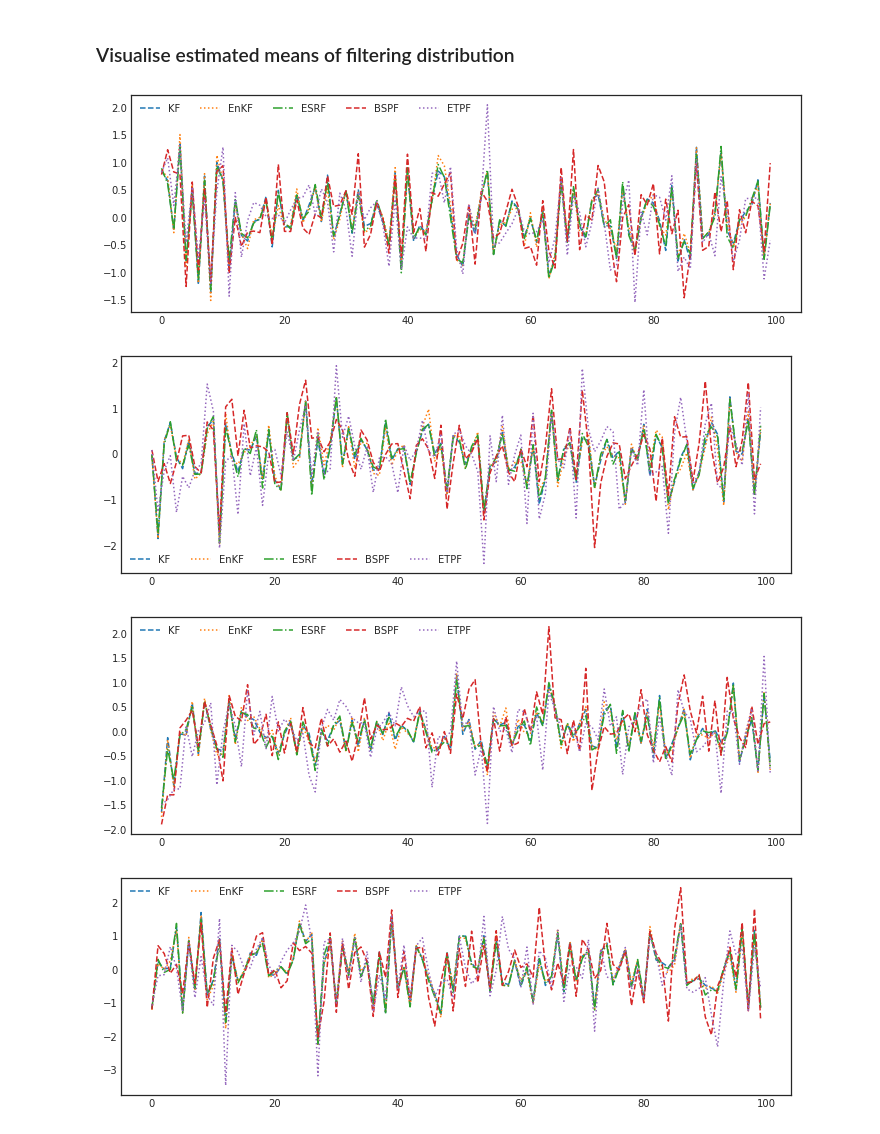
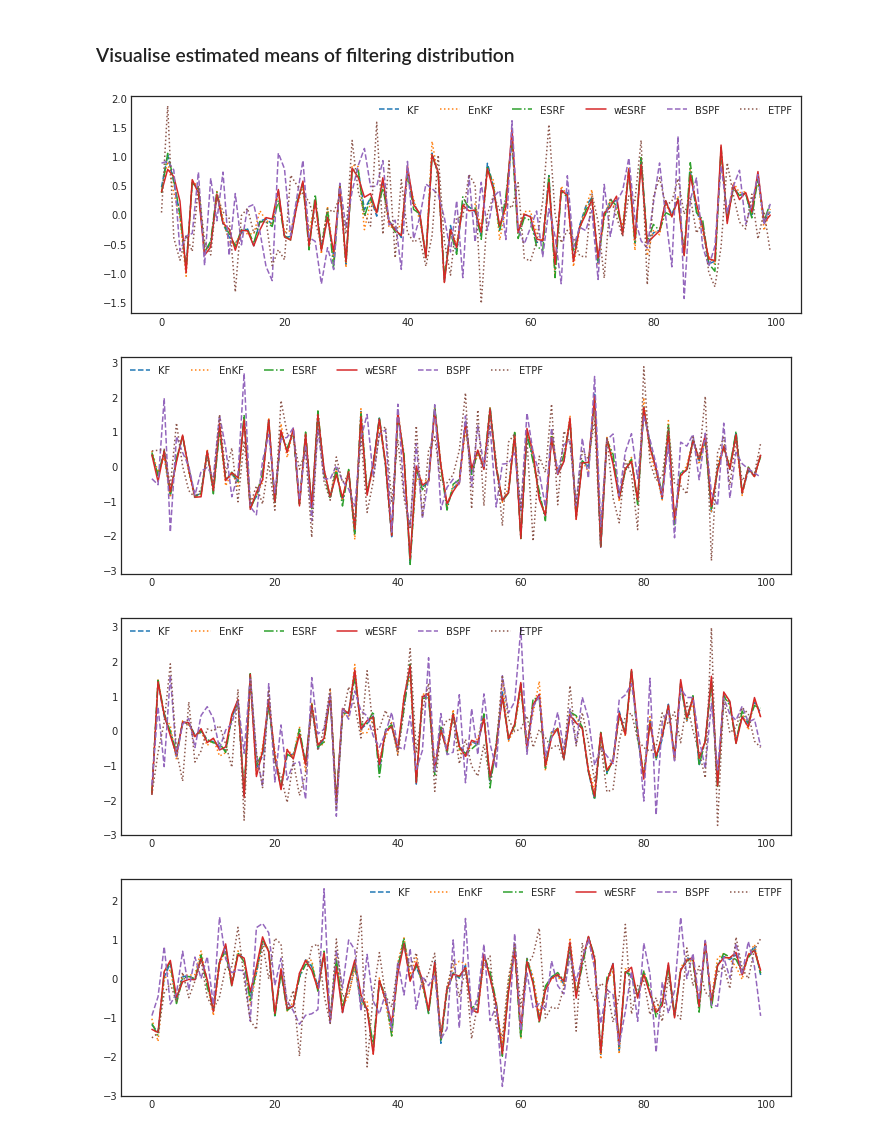
Before and after one commit to thiery-lab/data-assimilation, a Jupyter notebook: notebooks/Linear-Gaussian model.ipynb, the cells around one changed output. Cells and saved outputs as stored; diff of their text form; code cells hidden in the pictures.

```diff
--- a/notebooks/Linear-Gaussian model.ipynb
+++ b/notebooks/Linear-Gaussian model.ipynb
@@ -30,8 +30,8 @@ and with initial state distribution
   \boldsymbol{z}[0] \sim \mathcal{N}(\cdot \,|\, \boldsymbol{m},\mathbf{C}).
 \end{equation}
 # %%
-dim_z = 10
-dim_x = 5
+dim_z = 20
+dim_x = 10
 n_steps = 100
 seed = 123456
 rng = np.random.RandomState(seed)
@@ -146,19 +146,19 @@ Wall time: 4.6 s
 # %% [markdown]
 ### Visualise estimated means of filtering distribution
 # %%
-for i in range(dim_z):
+for i in range(5):
     fig = plt.figure(figsize=(12, 4))
     ax = fig.add_subplot(1, 1, 1)
     #ax.plot(z_reference[:, i], 'k', label='True')
     ax.plot(results_kf['z_mean_seq'][:, i], '--', label='KF')
     ax.plot(results_enkf['z_mean_seq'][:, i], ':', label='EnKF')
     ax.plot(results_esrf['z_mean_seq'][:, i], '-.', label='ESRF')
-    #ax.plot(results_wesrf['z_mean_seq'][:, i], '-', label='wESRF')
+    ax.plot(results_wesrf['z_mean_seq'][:, i], '-', label='wESRF')
     ax.plot(results_bspf['z_mean_seq'][:, i], '--', label='BSPF')
     ax.plot(results_etpf['z_mean_seq'][:, i], ':', label='ETPF')
     ax.legend(ncol=8)
 # %% [output]
-[figure, old version]
+[figure, new version]
-[figure, old version]
+[figure, new version]
-[figure, old version]
+[figure, new version]
-[figure, old version]
+[figure, new version]
```
Also changed, not shown: parts of 9 cells of this notebook, 2 other files.
